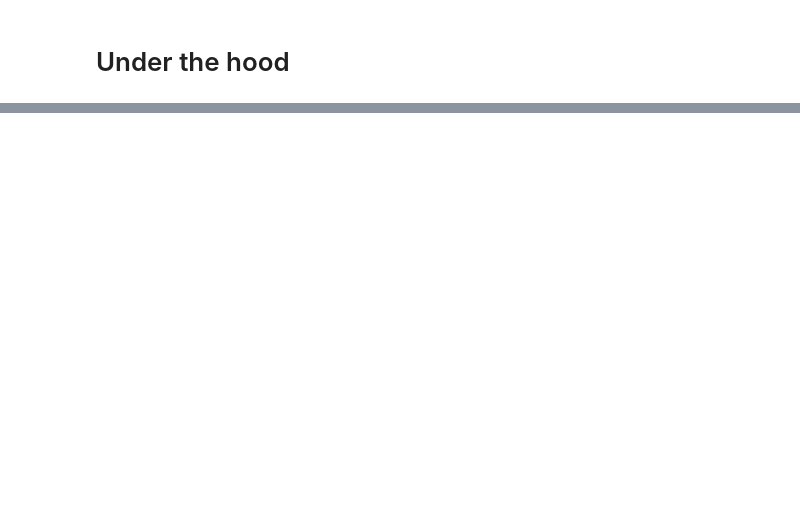
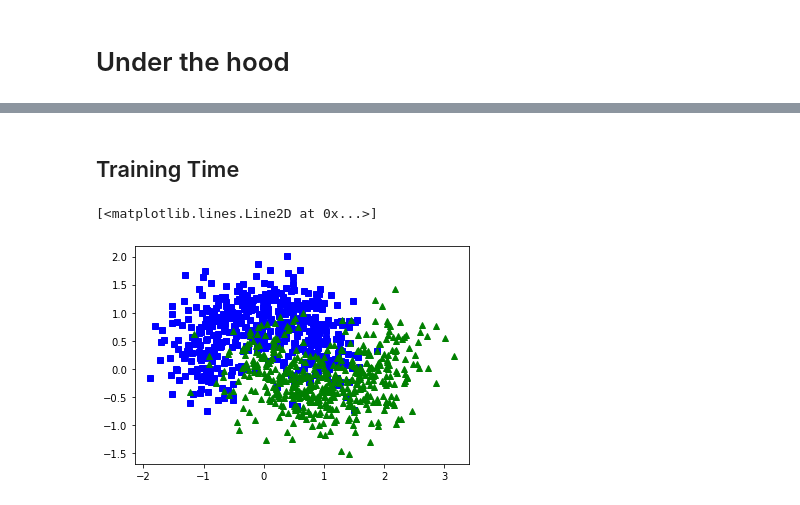
Before and after one commit to amit-timalsina/Support-Vector-Machines, a Jupyter notebook: Support Vector Machines.ipynb, the cells around one changed output, grey strips where cells are left out. Cells and saved outputs as stored; diff of their text form; code cells hidden in the pictures; blank space fills up the shorter version.

```diff
--- a/Support Vector Machines.ipynb
+++ b/Support Vector Machines.ipynb
@@ -588,0 +652,9 @@ def plot_3D_decision_function(ax, w, b, x1_lim=[4, 6], x2_lim=[0.8, 2.8]):
+# %% [markdown]
+## Training Time
+# %%
+X, y = make_moons(n_samples=1000, noise=0.4, random_state=42)
+plt.plot(X[:, 0][y==0], X[:, 1][y==0], 'bs')
+plt.plot(X[:, 0][y==1], X[:, 1][y==1], 'g^')
+# %% [output]
+[<matplotlib.lines.Line2D at 0x...>]
+[figure, added]
```
Also changed, not shown: parts of 9 cells of this notebook, 3 other files.
